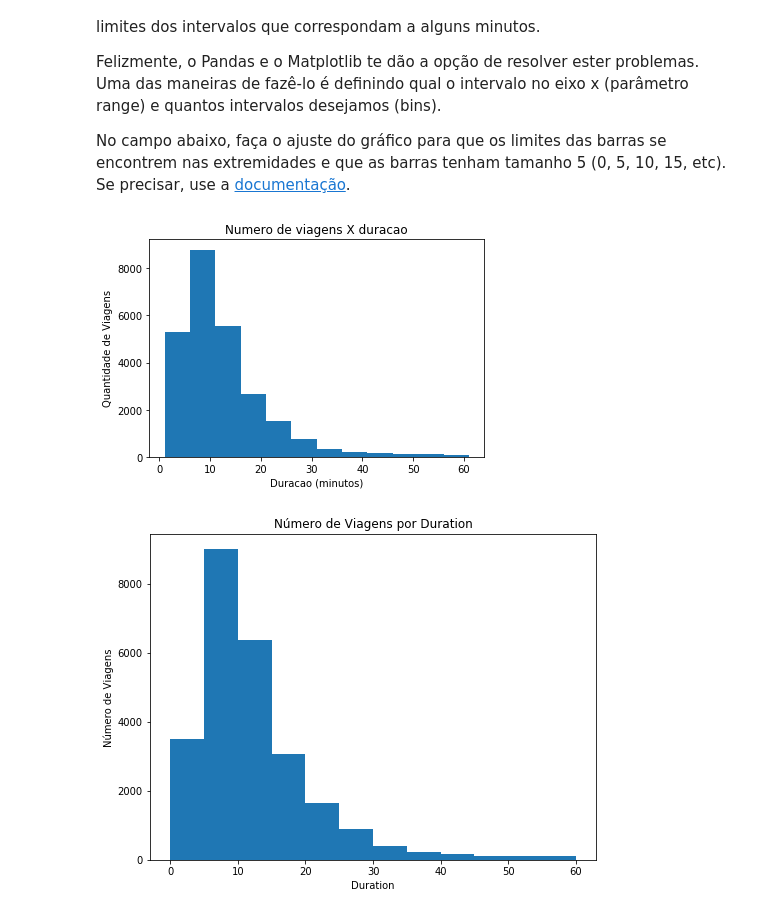
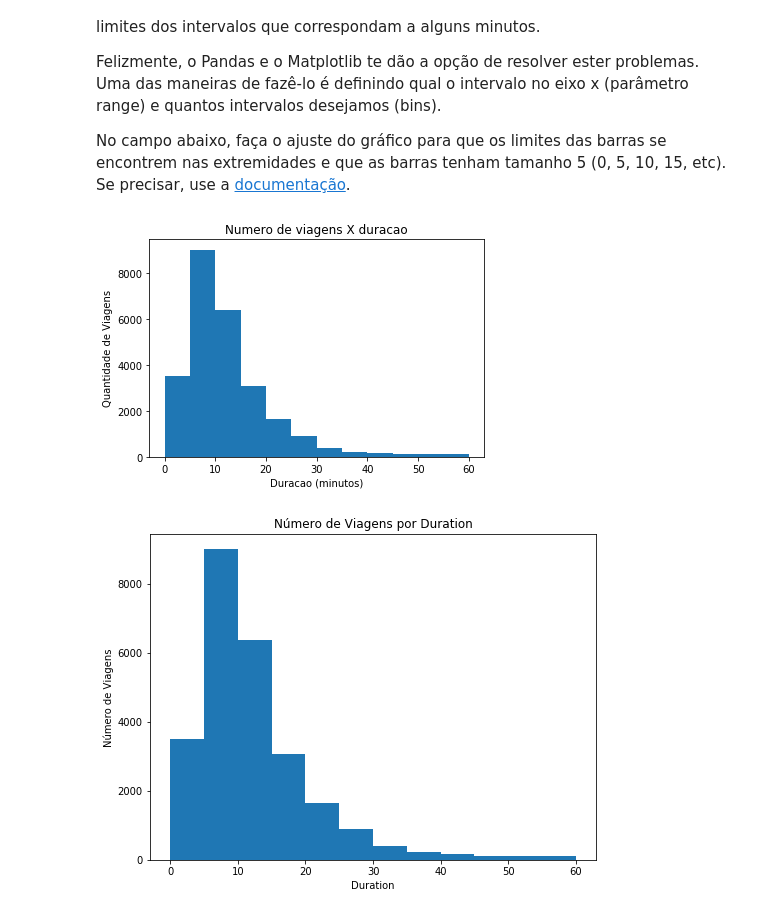
Before and after one commit to wfercosta/ndfdsi-bikeshareanalysis, a Jupyter notebook: Analise_Bay_Area_Bike_Share-NDFDSI.ipynb, the cells around one changed output. Cells and saved outputs as stored; diff of their text form; code cells hidden in the pictures.

Commit message:
Adds correction on the information on the graphs

```diff
--- a/Analise_Bay_Area_Bike_Share-NDFDSI.ipynb
+++ b/Analise_Bay_Area_Bike_Share-NDFDSI.ipynb
@@ -412,16 +412,15 @@ No campo abaixo, faça o ajuste do gráfico para que os limites das barras se en
 # %%
 # faça o gráfico ajustado que começará no 0 e terá o bin size de 5
 data3 = trip_data[trip_data['duration'] < 60]['duration']
 
-binwidth = 5
 plt.hist(data3, range=(0,60), bins=int(60/5))
 plt.title('Numero de viagens X duracao')
 plt.xlabel('Duracao (minutos)')
 plt.ylabel('Quantidade de Viagens')
 
 plt.show()
 # %% [output]
-[figure, old version]
+[figure, new version]
 # %%
 # rode esta linha para verificar como deve ficar o seu gráfico
 usage_plot(trip_data, 'duration', ['duration < 60'], boundary = 0, bin_width = 5)
```
Also changed, not shown: parts of 8 cells of this notebook.
